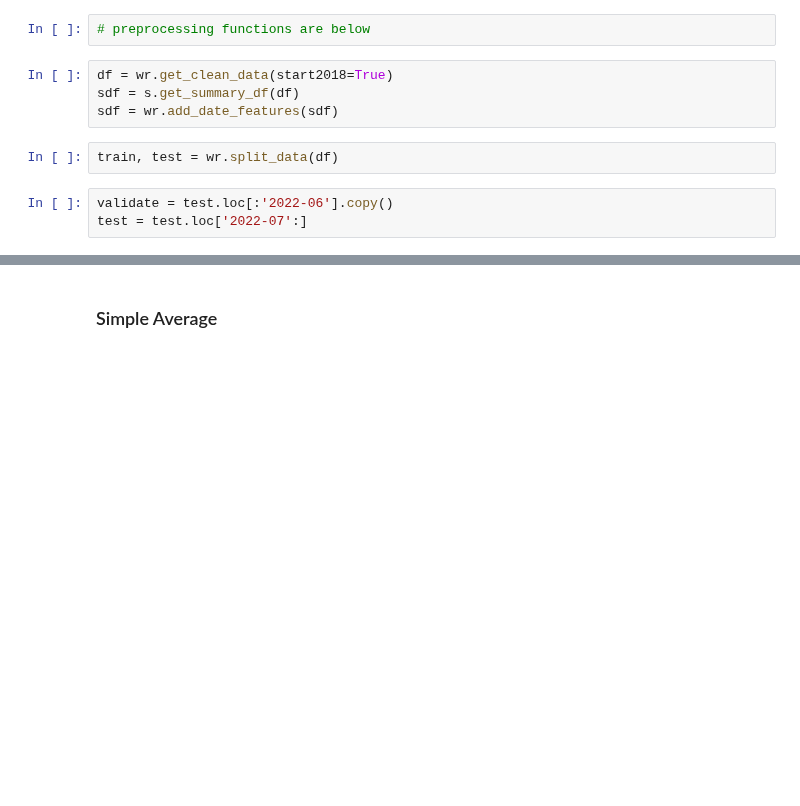
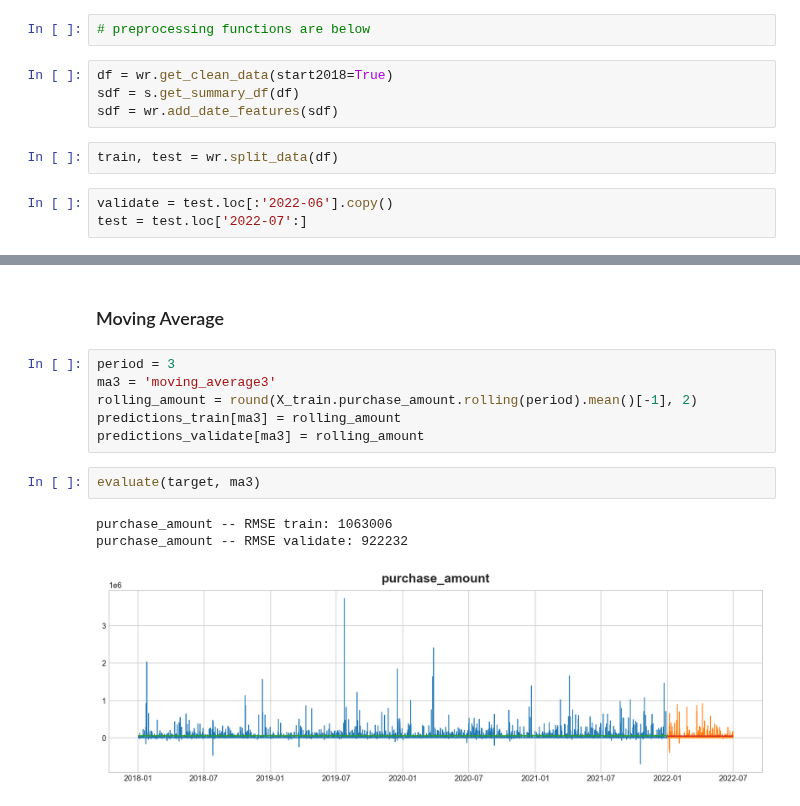
Before and after one commit to The-Real-MVPs/cisco-time-series-analysis, a Jupyter notebook: nadia_docs/modeling.ipynb, the cells around one changed output, grey strips where cells are left out. Saved outputs shown, nothing was run; the diff lists cells and outputs as text; blank space fills up the shorter version.

Commit message:
add moving average

```diff
--- a/nadia_docs/modeling.ipynb
+++ b/nadia_docs/modeling.ipynb
@@ -77,2 +100,14 @@ predictions_validate['baseline'] = ts.mean()
 # %% [markdown]
-### Simple Average
+### Moving Average
+# %%
+period = 3
+ma3 = 'moving_average3'
+rolling_amount = round(X_train.purchase_amount.rolling(period).mean()[-1], 2)
+predictions_train[ma3] = rolling_amount
+predictions_validate[ma3] = rolling_amount
+# %%
+evaluate(target, ma3)
+# %% [output]
+purchase_amount -- RMSE train: 1063006
+purchase_amount -- RMSE validate: 922232
+[figure, added]
```
Also changed, not shown: parts of 27 cells of this notebook.
